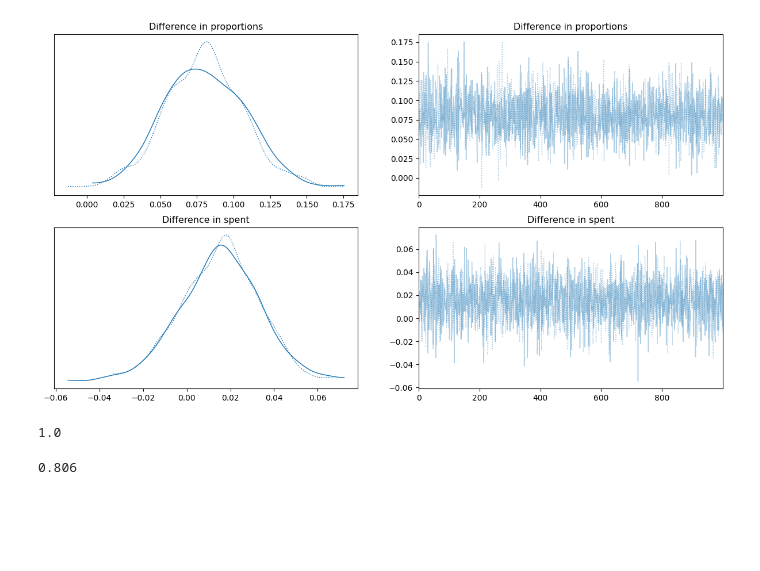
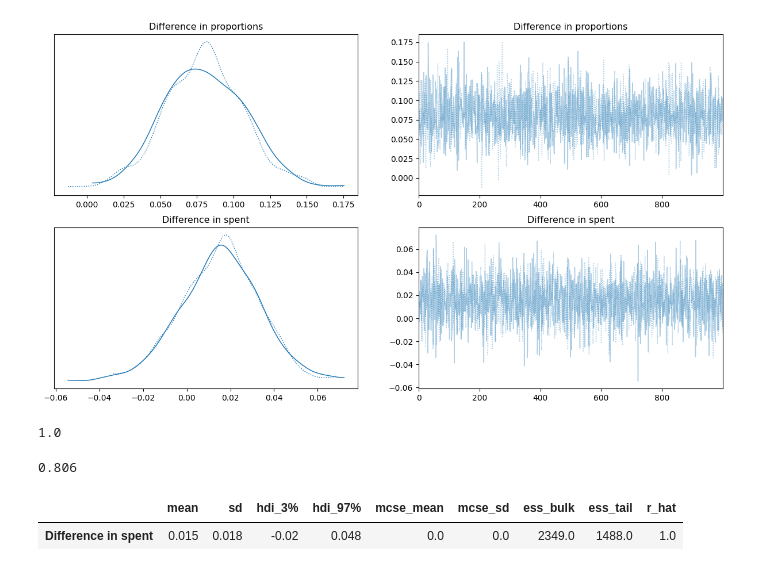
Before and after one commit to Pezzekazil/templates, a Jupyter notebook: bayesian_ab_test.ipynb, the cells around one changed output. Drawn from its saved outputs; the diff is of its cells as text; code cells hidden in the pictures; blank space fills up the shorter version.

```diff
--- a/bayesian_ab_test.ipynb
+++ b/bayesian_ab_test.ipynb
@@ -77,3 +77,8 @@ chain_1 = idata.posterior["Difference in spent"][1]
 (np.array(chain_1) > 0).sum() / chain_1.shape[0]
 # %% [output]
 0.806
+# %%
+az.summary(idata.posterior["Difference in spent"])
+# %% [output]
+|  | mean | sd | hdi_3% | hdi_97% | mcse_mean | mcse_sd | ess_bulk | ess_tail | r_hat |
+| Difference in spent | 0.015 | 0.018 | -0.02 | 0.048 | 0.0 | 0.0 | 2349.0 | 1488.0 | 1.0 |
```
